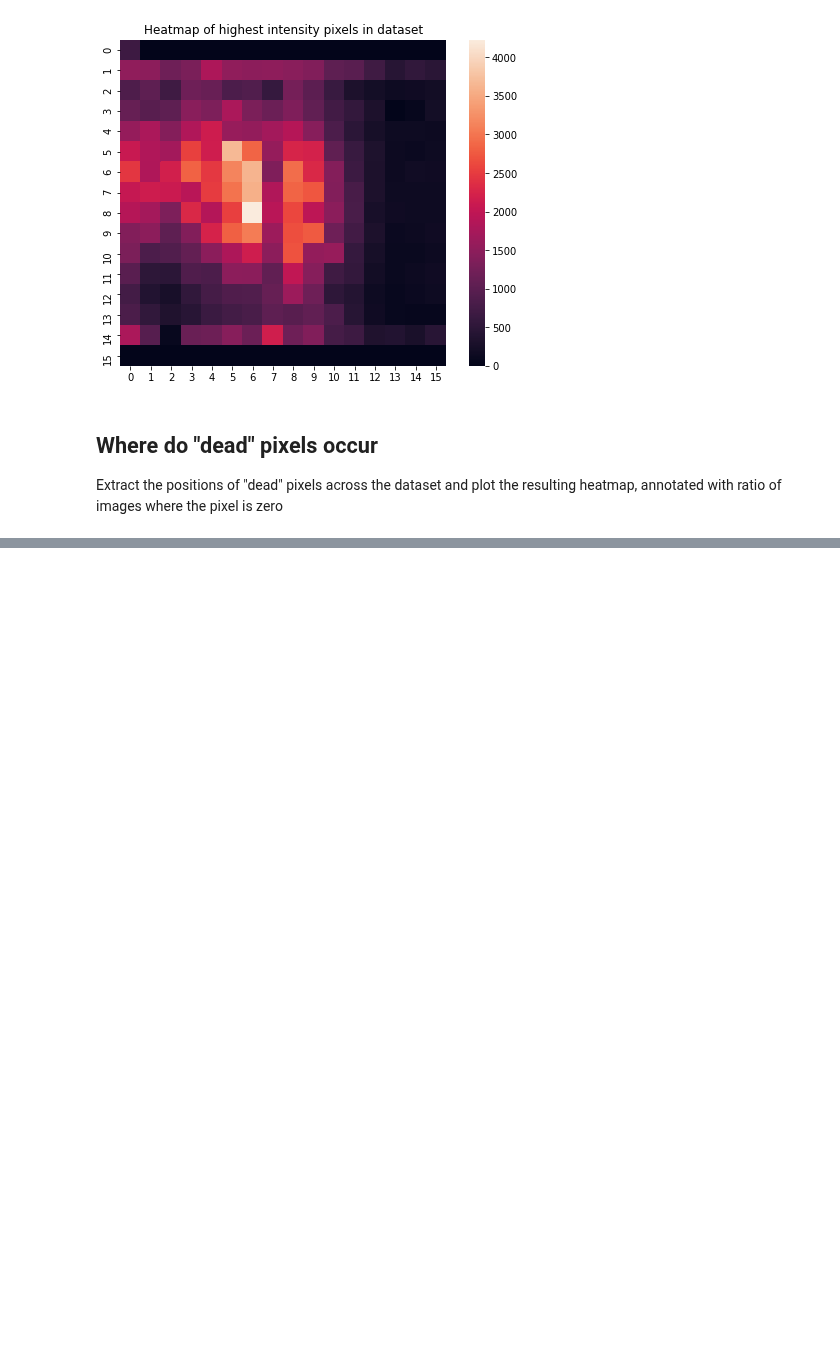
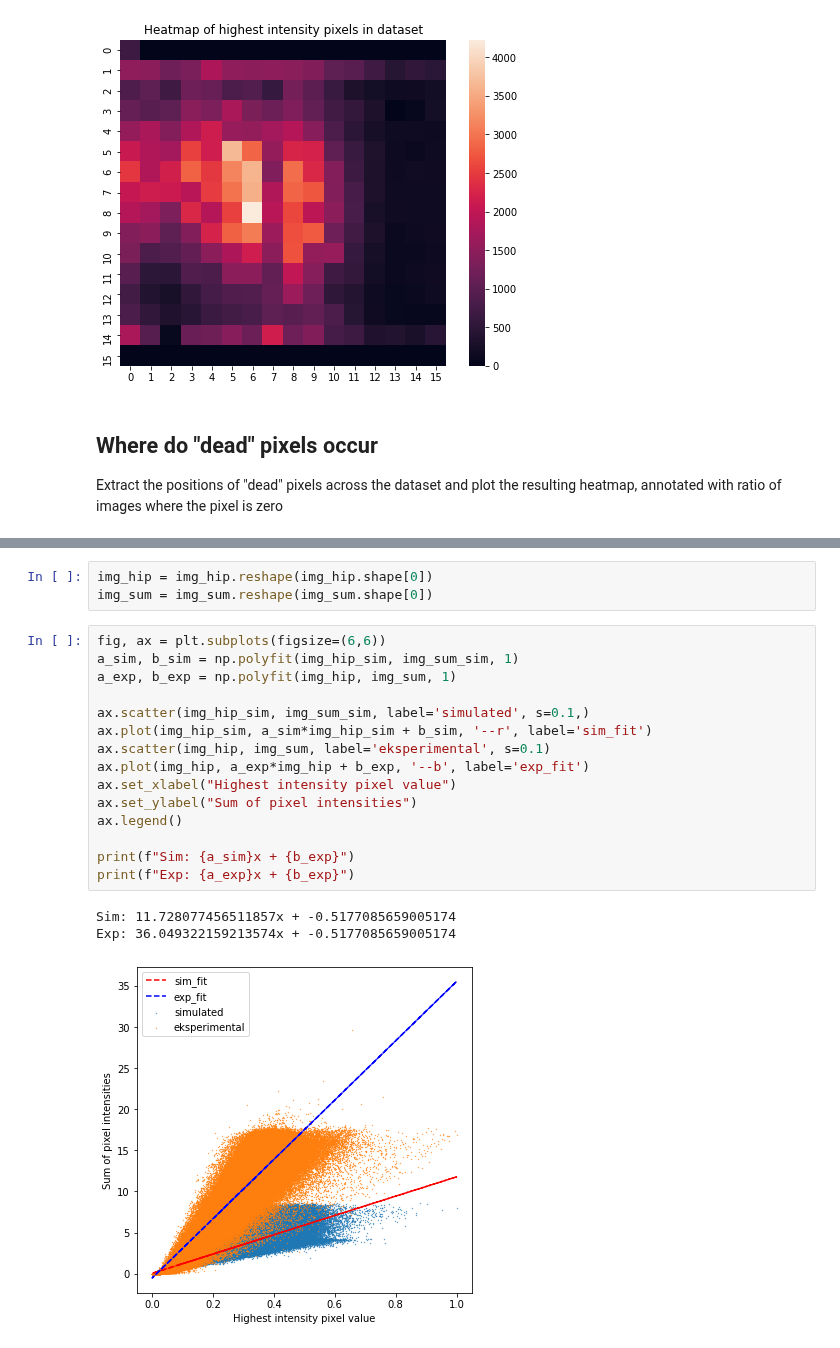
Before and after one commit to geirtul/master_analysis, a Jupyter notebook: notebooks/exploration/data_exploration_anodedata.ipynb, the cells around one changed output, grey strips where cells are left out. Saved outputs shown, nothing was run; the diff lists cells and outputs as text; blank space fills up the shorter version.

```diff
--- a/notebooks/exploration/data_exploration_anodedata.ipynb
+++ b/notebooks/exploration/data_exploration_anodedata.ipynb
@@ -103,0 +179,22 @@ ax.invert_yaxis()
+# %%
+img_hip = img_hip.reshape(img_hip.shape[0])
+img_sum = img_sum.reshape(img_sum.shape[0])
+# %%
+fig, ax = plt.subplots(figsize=(6,6))
+a_sim, b_sim = np.polyfit(img_hip_sim, img_sum_sim, 1)
+a_exp, b_exp = np.polyfit(img_hip, img_sum, 1)
+
+ax.scatter(img_hip_sim, img_sum_sim, label='simulated', s=0.1,)
+ax.plot(img_hip_sim, a_sim*img_hip_sim + b_sim, '--r', label='sim_fit')
+ax.scatter(img_hip, img_sum, label='eksperimental', s=0.1)
+ax.plot(img_hip, a_exp*img_hip + b_exp, '--b', label='exp_fit')
+ax.set_xlabel("Highest intensity pixel value")
+ax.set_ylabel("Sum of pixel intensities")
+ax.legend()
+
+print(f"Sim: {a_sim}x + {b_exp}")
+print(f"Exp: {a_exp}x + {b_exp}")
+# %% [output]
+Sim: 11.728077456511857x + -0.5177085659005174
+Exp: 36.049322159213574x + -0.5177085659005174
+[figure, added]
```
Also changed, not shown: parts of 14 cells of this notebook, 2 other files.
